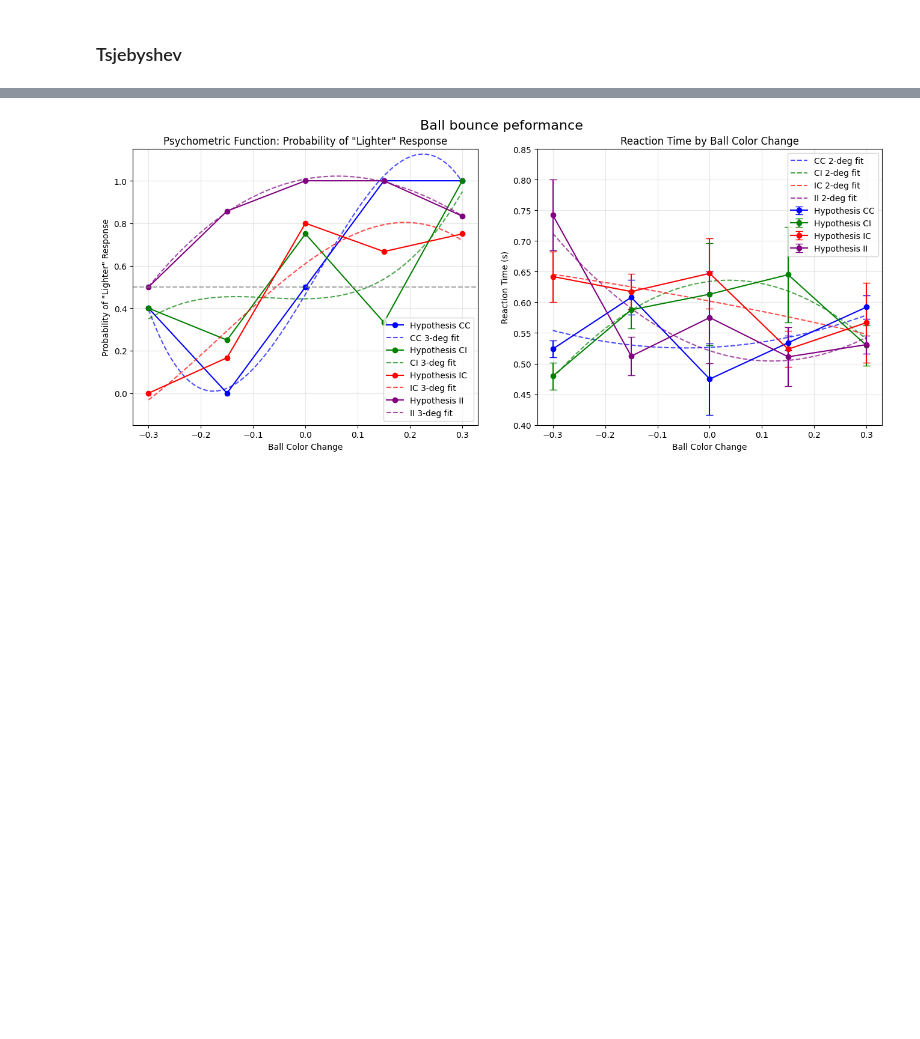
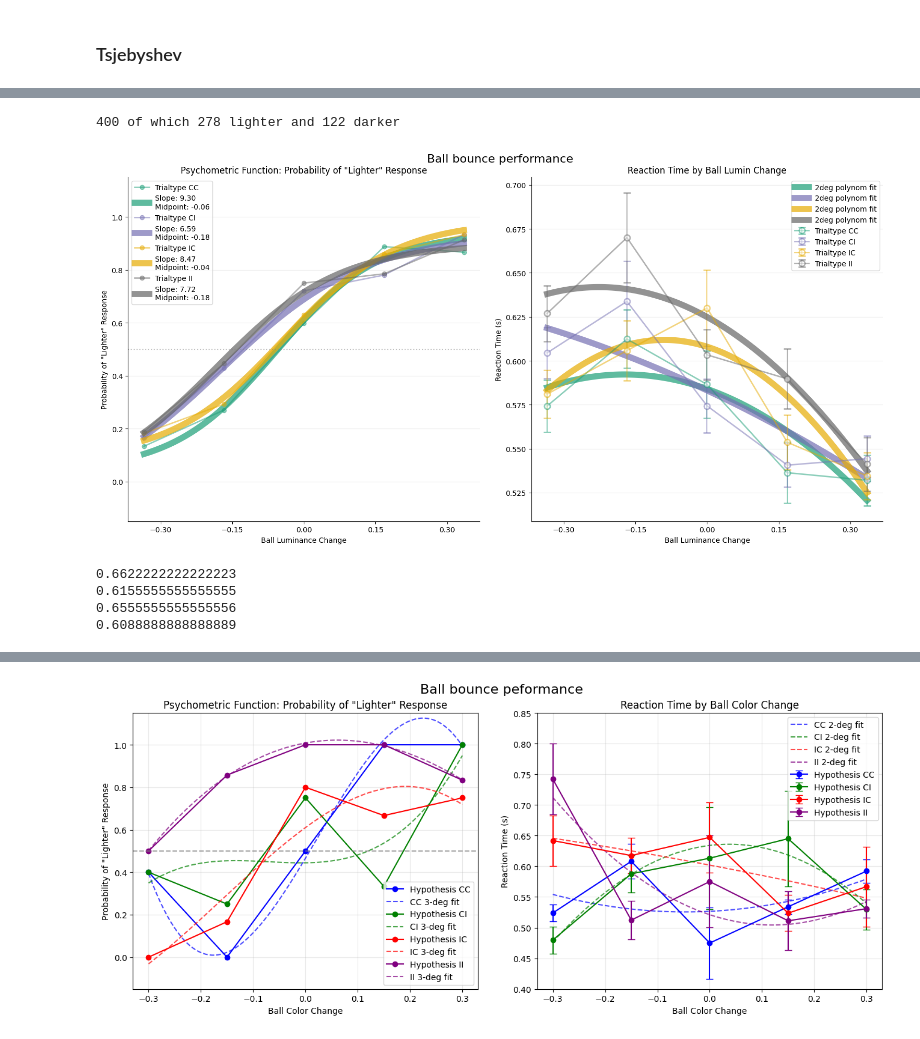
Before and after one commit to WiegerScheurer/physicspred, a Jupyter notebook: Notebooks/luminance_results.ipynb, the cells around one changed output, grey strips where cells are left out. Drawn from its saved outputs; the diff is of its cells as text; code cells hidden in the pictures; blank space fills up the shorter version.

```diff
--- a/Notebooks/luminance_results.ipynb
+++ b/Notebooks/luminance_results.ipynb
@@ -568,0 +435,80 @@ def create_psychometric_plots(data, title=None, prob_ylim=None, rt_ylim=None,
+# %%
+testdf = get_data(subject="sub-418891", task="ball_hue") # mingyao, gok ik
+
+lights = testdf["response"] == "lighter"
+darks = testdf["response"] == "darker"
+
+total_responses = (np.sum(lights) + np.sum(darks))
+
+print(f"{total_responses} of which {np.sum(lights)} lighter and {np.sum(darks)} darker")
+# np.sum(lights)
+
+# np.sum(darks)
+# %% [output]
+400 of which 278 lighter and 122 darker
+# %%
+import cmocean
+import colormaps as cmaps
+
+
+
+
+
+# all_sub_names = ["653250", "303045", "189554", "893176", "418891"]
+all_sub_names = ["303045", "189554", "893176", "418891"]
+sub_stack = pd.DataFrame()
+
+for sub_idx, sub in enumerate(all_sub_names):
+    this_sub = get_data(subject=f"sub-{sub}", task="ball_hue")
+    sub_stack = pd.concat([sub_stack, this_sub])
+
+sub_stack.reset_index(inplace=True, drop=True)
+# sub_stack
+
+# testdf = get_data(subject="sub-323481", task="ball_hue") # This one is faulty, because of the feedback freq, many times no answer was given
+
+# ii = filter_condition(testdf, False, False)
+# testdf = get_data(subject="sub-653250", task="ball_hue") # dit ben ik? (112 lighter, 88 darker)
+# testdf = get_data(subject="sub-189554", task="ball_hue") # melvin, denk ik? (248 lighter, 146 darker) buttonreverse
+# testdf = get_data(subject="sub-303045", task="ball_hue") # mingyao, gok ik (180 lighter, 218 darker)
+# testdf = get_data(subject="sub-893176", task="ball_hue") # wenshu, 247 lighter, 138 darker
+# testdf = get_data(subject="sub-418891", task="ball_hue") # bilge, 278 lighter, 122 darker
+# testdf = sub_stack
+
+testdf = get_data(subject=None, task="ball_hue")
+# testdf_correct = testdf[testdf["accuracy"] == True]
+
+_ = create_psychometric_plots(data=testdf,
+                              title="Ball bounce performance",
+                              prob_ylim=(-.15, 1.15),
+                              # prob_ylim=(.05 ,1),
+                            #   rt_ylim=(0.45, 1),
+                              prob_poly_fit=True,
+                              rt_gaussian_fit=False,
+                              rt_poly_fit=2,
+                              split_hypotheses=True,
+                              cmap=cmaps.dark2,
+                              line_alpha = .5,
+                              fit_alpha = .7,
+                              prob_type = "o-",
+                              rt_type = "-o",
+                              fit_type = "-",
+                              fit_width = 8.5,
+                              line_width = 2,
+                              )
+
+cc = filter_condition(testdf, True, True)
+ci = filter_condition(testdf, True, False)
+ic = filter_condition(testdf, False, True)
+ii = filter_condition(testdf, False, False)
+
+print(np.sum(cc["accuracy"] == True) / len(cc["accuracy"]))
+print(np.sum(ci["accuracy"] == True) / len(ci["accuracy"]))
+print(np.sum(ic["accuracy"] == True) / len(ic["accuracy"]))
+print(np.sum(ii["accuracy"] == True) / len(ii["accuracy"]))
+# %% [output]
+[figure, added]
+0.6622222222222223
+0.6155555555555555
+0.6555555555555556
+0.6088888888888889
```
Also changed, not shown: parts of 7 cells of this notebook, 46 other files.
